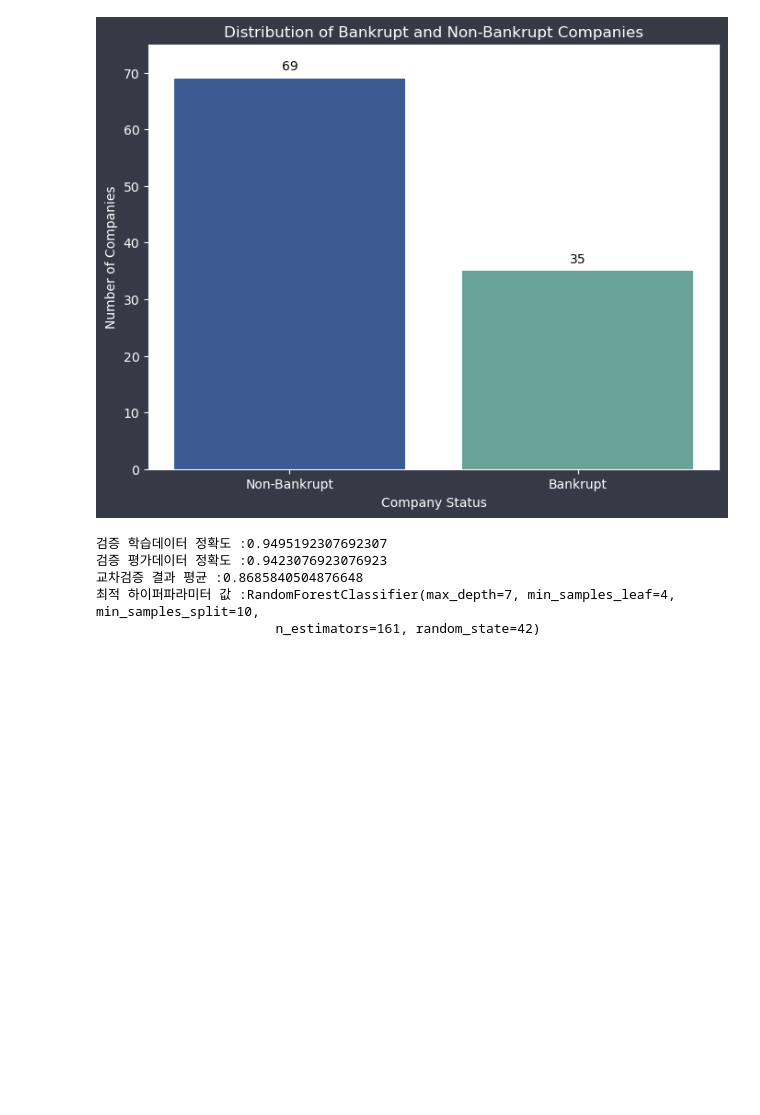
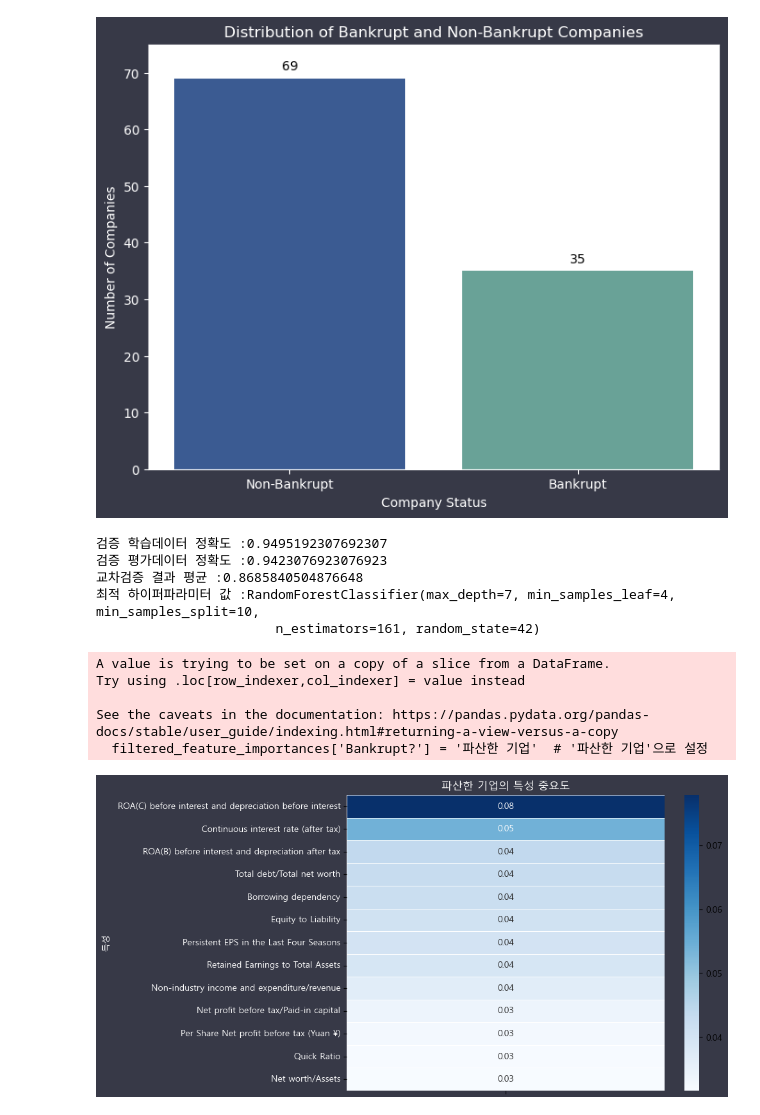
Before and after one commit to pjiseok/ML_project, a Jupyter notebook: 0709_최종.ipynb, the cells around one changed output. Cells and saved outputs as stored; diff of their text form; code cells hidden in the pictures; blank space fills up the shorter version.

```diff
--- a/0709_최종.ipynb
+++ b/0709_최종.ipynb
@@ -855,3 +863,48 @@ print(f'최적 하이퍼파라미터 값 :{best_rf_model}')
 교차검증 결과 평균 :0.8685840504876648
 최적 하이퍼파라미터 값 :RandomForestClassifier(max_depth=7, min_samples_leaf=4, min_samples_split=10,
                        n_estimators=161, random_state=42)
+# %%
+import pandas as pd
+import matplotlib.pyplot as plt
+import seaborn as sns
+
+# 특성 중요도 추출
+importances = best_rf_model.feature_importances_
+features = data_input.columns
+
+# 데이터프레임으로 변환
+feature_importances = pd.DataFrame({'Feature': features, 'Importance': importances})
+feature_importances = feature_importances.sort_values(by='Importance', ascending=False)  # 내림차순 정렬
+
+# 중요도가 0.03 이하인 특성 제거
+filtered_feature_importances = feature_importances[feature_importances['Importance'] > 0.03]
+
+# 파산한 경우에 대한 중요도만 표시
+filtered_feature_importances['Bankrupt?'] = '파산한 기업'  # '파산한 기업'으로 설정
+
+# 피벗 테이블 생성
+pivot_table = filtered_feature_importances.pivot_table(index='Feature', columns='Bankrupt?', values='Importance')
+
+# 피벗 테이블을 중요도 기준으로 내림차순 정렬
+pivot_table = pivot_table.sort_values(by='파산한 기업', ascending=False)
+
+# 히트맵 생성
+plt.figure(figsize=(8, 6))
+plt.rc('font', family='Malgun Gothic')
+plt.rcParams['axes.unicode_minus'] = False
+
+heatmap = sns.heatmap(pivot_table, cmap='Blues', annot=True, fmt=".2f", cbar=True, linewidths=.5, annot_kws={"size": 10})
+heatmap.set_xticklabels([])
+heatmap.set_yticklabels(heatmap.get_yticklabels(), rotation=0, fontsize=10, color='white')
+heatmap.set_xlabel('')
+plt.title('파산한 기업의 특성 중요도', color='white')
+plt.ylabel('특성', color='white')
+plt.gcf().patch.set_facecolor('#373947')  # 그래프 전체 배경색 설정
+plt.show()
+# %% [output]
+A value is trying to be set on a copy of a slice from a DataFrame.
+Try using .loc[row_indexer,col_indexer] = value instead
+
+See the caveats in the documentation: https://pandas.pydata.org/pandas-docs/stable/user_guide/indexing.html#returning-a-view-versus-a-copy
+  filtered_feature_importances['Bankrupt?'] = '파산한 기업'  # '파산한 기업'으로 설정
+[figure, added]
```
Also changed, not shown: parts of 8 cells of this notebook.
